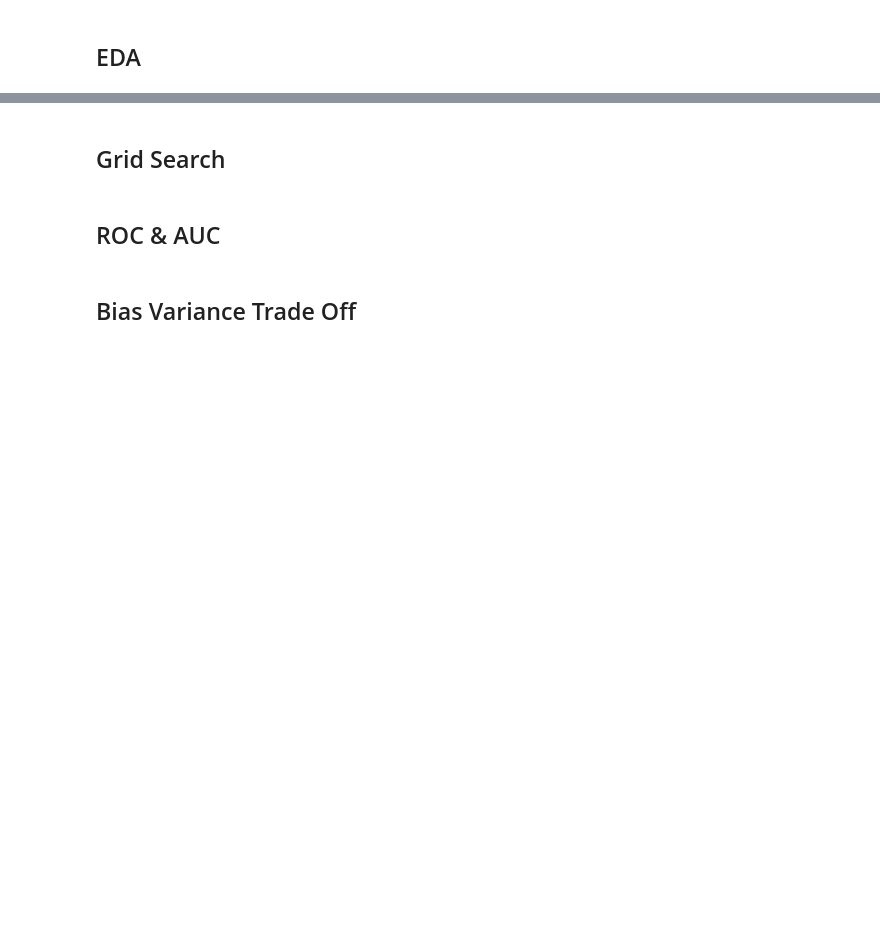
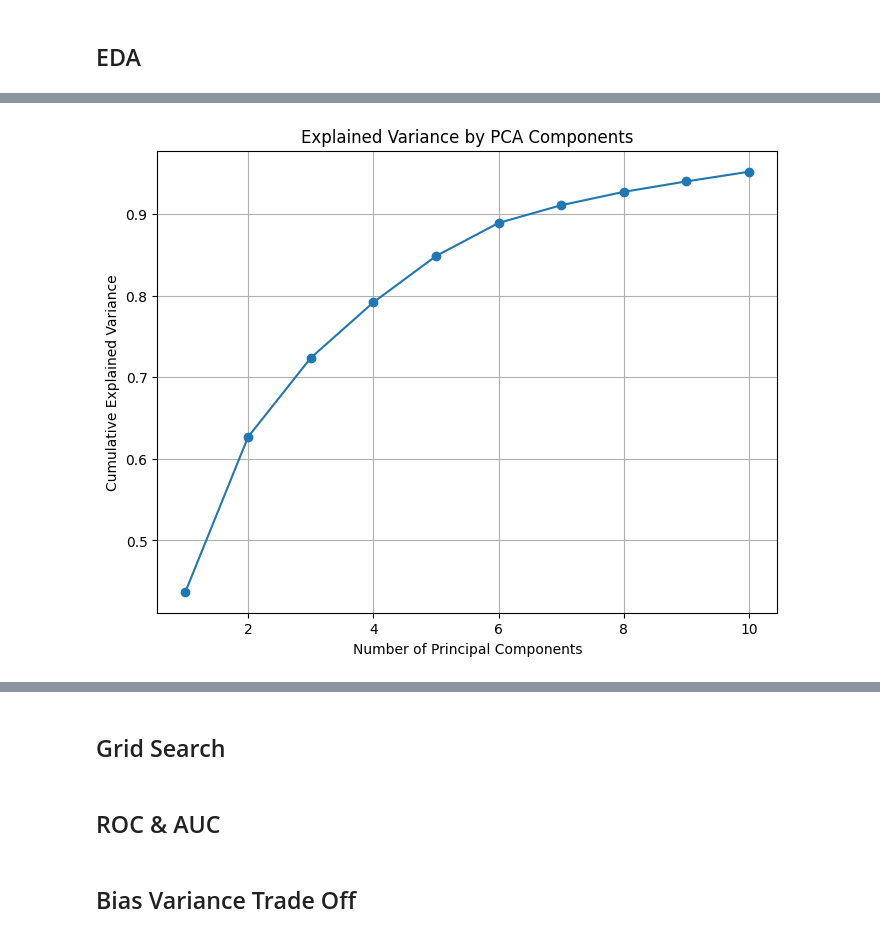
Before and after one commit to anika0273/ML_BoilerPlates, a Jupyter notebook: PCA.ipynb, the cells around one changed output, grey strips where cells are left out. Cells and saved outputs as stored; diff of their text form; code cells hidden in the pictures; blank space fills up the shorter version.

```diff
--- a/PCA.ipynb
+++ b/PCA.ipynb
@@ -10,0 +101,4 @@
+# %%
+# Explained variance ratio
+explained_variance = pca.explained_variance_ratio_
+cumulative_variance = np.cumsum(explained_variance)
@@ -10,0 +115,11 @@
+# %%
+# Step 4: Scree plot
+plt.figure(figsize=(8,6))
+plt.plot(range(1, len(explained_variance)+1), cumulative_variance, marker='o')
+plt.xlabel("Number of Principal Components")
+plt.ylabel("Cumulative Explained Variance")
+plt.title("Explained Variance by PCA Components")
+plt.grid(True)
+plt.show()
+# %% [output]
+[figure, added]
```
Also changed, not shown: parts of 23 cells of this notebook, 1 other file.
